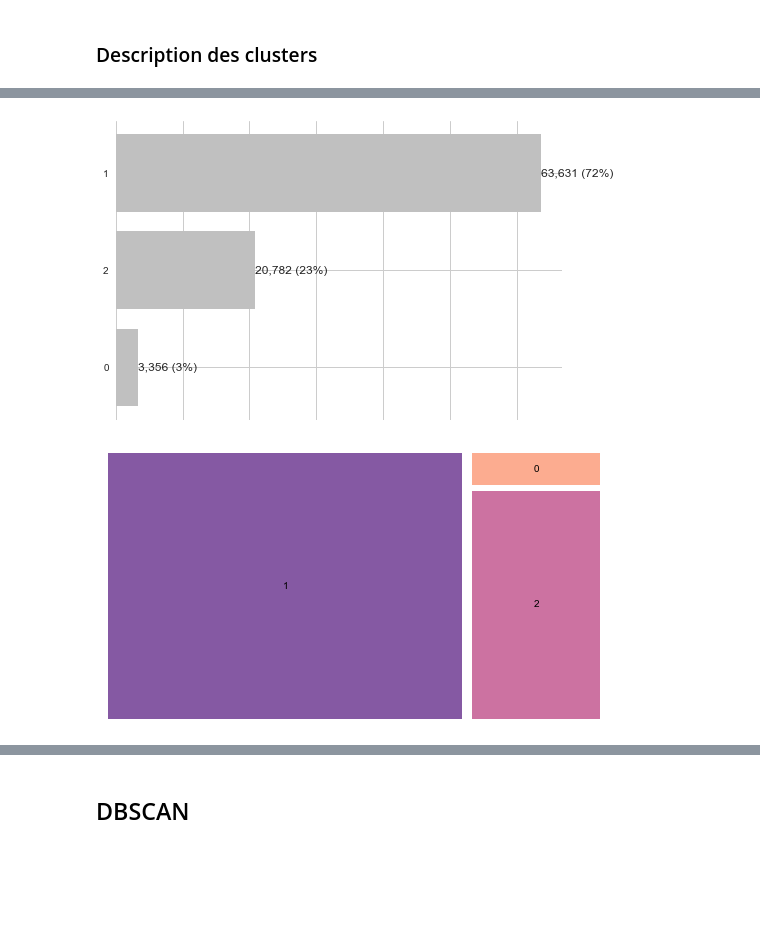
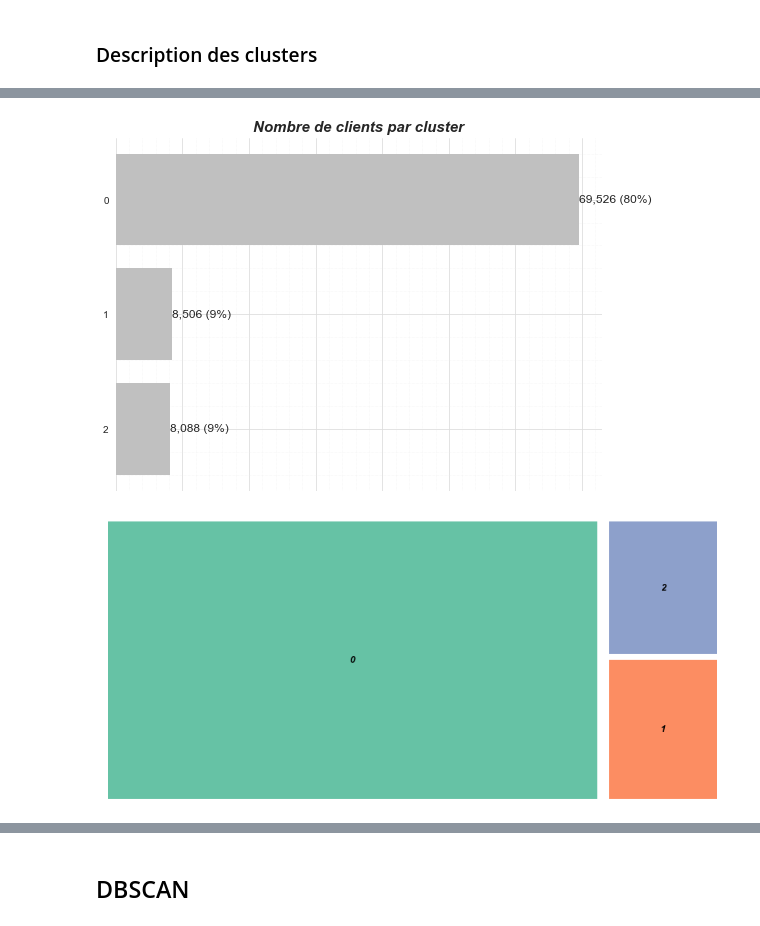
Before and after one commit to LucileRb/customer_segmentation, a Jupyter notebook: Notebook_2_modelisations.ipynb, the cells around one changed output, grey strips where cells are left out. Saved outputs shown, nothing was run; the diff lists cells and outputs as text; code cells hidden in the pictures; blank space fills up the shorter version.

```diff
--- a/Notebook_2_modelisations.ipynb
+++ b/Notebook_2_modelisations.ipynb
@@ -749,13 +893,14 @@ Wall time: 33 s
 model = KMeans()
 ch_visualizer = KElbowVisualizer(
     model,
-    k = (3, 15),
+    k = (3, 9),
     size = (1080, 500),
     metric = 'calinski_harabasz'
     )
 
 # Fit the data to the visualizer
 ch_visualizer.fit(df_reduit)
+#ch_visualizer.fit(df_final.drop(['Date_achat'], axis = 1))
 
 # Finalize and render the figure
 ch_visualizer.show()
@@ -772,13 +917,14 @@ Wall time: 33.3 s
 model = KMeans()
 s_visualizer = KElbowVisualizer(
     model,
-    k = (3, 15),
+    k = (3, 9),
     size = (1080, 500),
     metric = 'silhouette'
     )
 
 # Fit the data to the visualizer
 s_visualizer.fit(df_reduit)
+#s_visualizer.fit(df_final.drop(['Date_achat'], axis = 1))
 
 # Finalize and render the figure
 s_visualizer.show()
@@ -826,18 +961,18 @@ k = 3
 # %%
 %%time
 
-# Instantiate the clustering model
+# Entrainer le modèle en utilisant les paramètres définis grace aux tests précedants (coude, silhouette, gridsearch)
 model = KMeans(
-    n_clusters = k # nb de clusters qu'on veut avoir
-    #n_init = 10, # nb d'initialisations qu'on veut faire - 10 = valeur par défaut
-    # #max_iter = 300, # nb d'itérations max - par défaut 300
-    # #init = 'k-means++'' # quelle stratégie d'initialisation on utilise
+    n_clusters = k, # nb de clusters qu'on veut avoir
+    n_init = 15, # nb d'initialisations qu'on veut faire - 10 = valeur par défaut
+    max_iter = 100, # nb d'itérations max - par défaut 300
+    init = 'k-means++', # quelle stratégie d'initialisation on utilise
+    tol = 0.01,
+    algorithm = 'auto',
+    random_state = 100
     )
-
-# K-Means++ -> méthode d'initialisation qui consiste à placer les centroïdes sur des points du dataset éloignés les uns des autres - facilite convergence
 
 # Entrainer le modèle
 model.fit(df_reduit)
-# model.labels_ ou
 model.predict(df_reduit)
 # %% [output]
@@ -905,8 +1065,7 @@ distance_visualizer.show()
 ########## Visualisation des clusters ##########
 
 # Instantiate the clustering model and visualizer
-kmeans1 = KMeans(n_clusters = k, init = 'k-means++', random_state = 42)
-visualizer = SilhouetteVisualizer(kmeans1, size = (1080, 500))
+visualizer = SilhouetteVisualizer(model, size = (1080, 500))
 
 # Fit the data to the visualizer
 visualizer.fit(df_reduit)
@@ -1009,29 +1094,34 @@ df_clusters.head()
 # %%
 # Nombre de clients dans chaque cluster
 segments_counts = df_clusters['cluster_num'].value_counts().sort_values(ascending = True)
 
 # Plot
 fig, ax = plt.subplots()
 bars = ax.barh(
         range(len(segments_counts)),
         segments_counts,
         color = 'silver'
         )
 ax.set_frame_on(False)
 ax.tick_params(left = False, bottom = False, labelbottom = False)
 ax.set_yticks(range(len(segments_counts)))
 ax.set_yticklabels(segments_counts.index)
 for i, bar in enumerate(bars):
         value = bar.get_width()
         ax.text(value,
                 bar.get_y() + bar.get_height()/2,
                 '{:,} ({:}%)'.format(int(value), int(value*100/segments_counts.sum())),
                 va = 'center',
                 ha = 'left'
                )
+plt.title('Nombre de clients par cluster', fontweight = 'bold', fontstyle = 'italic', fontsize = 15)
+plt.grid(which = 'major', color = '#DDDDDD', linewidth = 0.8)
+plt.grid(which = 'minor', color = '#EEEEEE', linestyle = ':', linewidth = 0.5)
+plt.minorticks_on()
+plt.tight_layout()
 plt.show()
 # %% [output]
-[figure, old version]
+[figure, new version]
 # %%
 # Attention au volume des clusters
 # si cluster avec moins de 500 individus -> risqué - clustering à revoir
@@ -1043,19 +1133,18 @@ values = df_clusters['cluster_num'].value_counts().values
 labels = df_clusters['cluster_num'].value_counts().index
 
 # Squarify plot
-plt.figure(figsize = (9, 5))
+plt.figure(figsize = (15, 7))
 squarify.plot(
     values,
     label = labels,
-    text_kwargs = {'fontsize': 10, 'color': 'black'},
-    pad = 0.20,
-    color = sns.color_palette('magma', len(values)),
-    alpha = 0.7
+    text_kwargs = {'fontsize': 13, 'color': 'black', 'fontstyle' : 'italic', 'weight' : 'bold'},
+    pad = 0.10,
+    color = sns.color_palette('Set2', len(values))
     )
 plt.axis('off')
 plt.show()
 # %% [output]
-[figure, old version]
+[figure, new version]
 # %%
 # Faire la moyenne pour expliquer les clusters
 df_clusters.groupby('cluster_num').mean().reset_index(drop = True)
```
Also changed, not shown: parts of 206 cells of this notebook, 32 other files.
